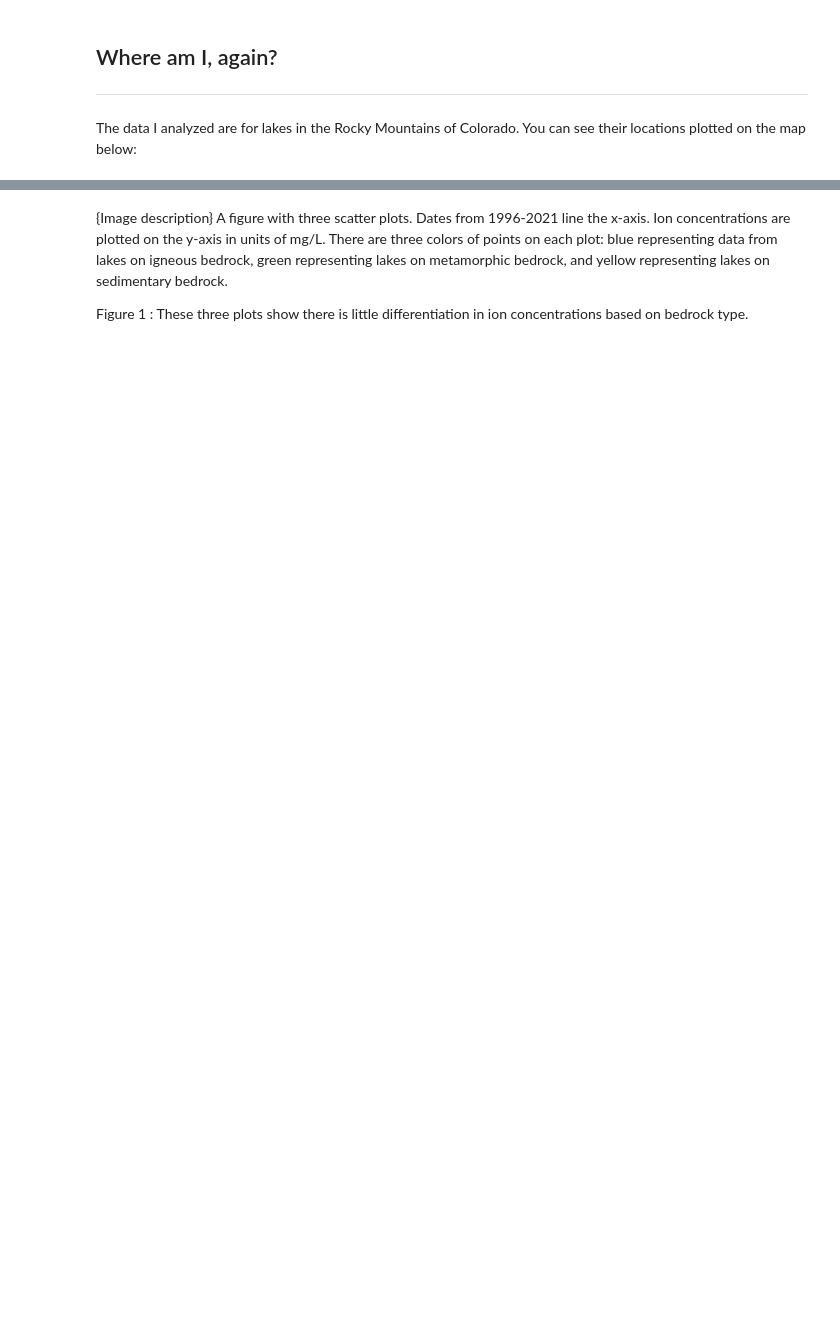
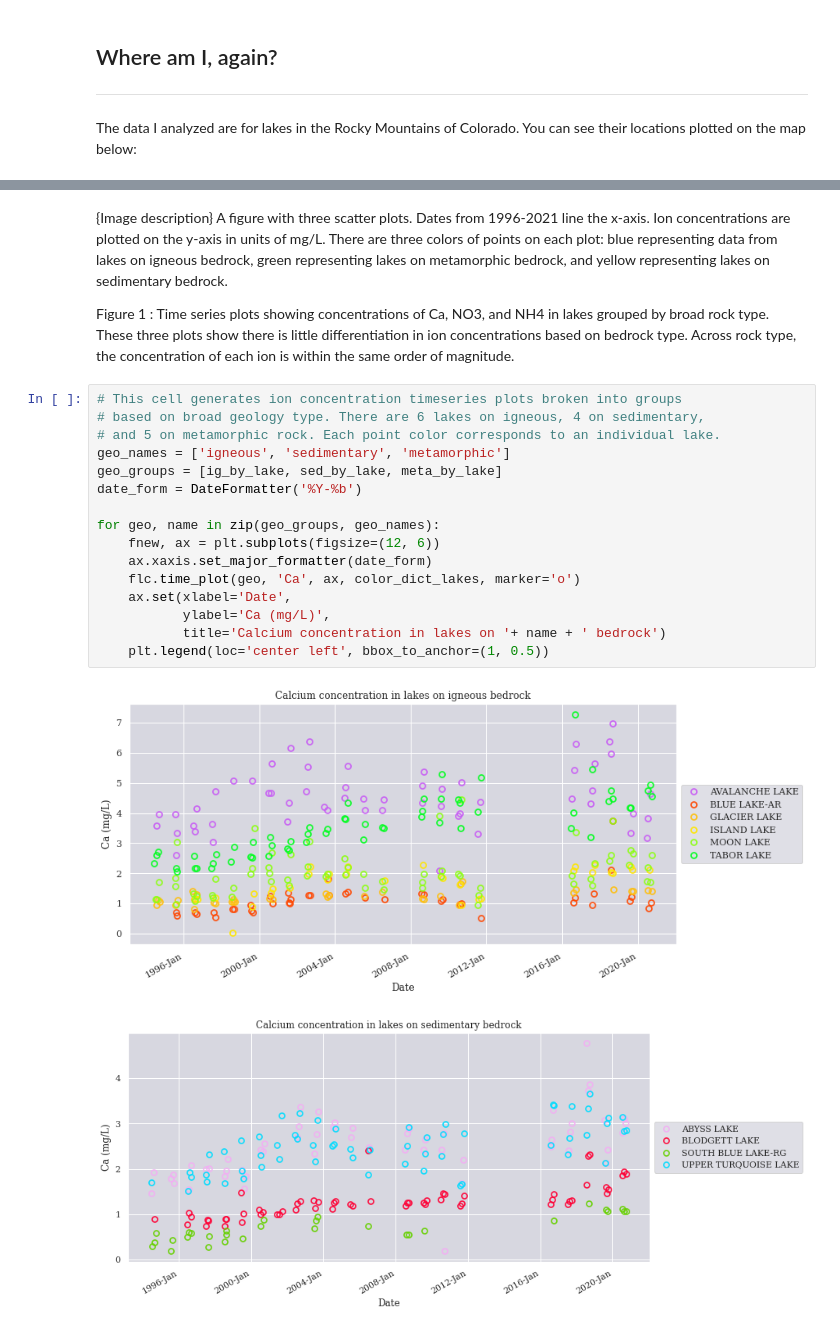
Before and after one commit to MECMccormick/alpine-lake-chemistry, a Jupyter notebook: alpine-lake-chem-blog.ipynb, the cells around one changed output, grey strips where cells are left out. Drawn from its saved outputs; the diff is of its cells as text; blank space fills up the shorter version.

```diff
--- a/alpine-lake-chem-blog.ipynb
+++ b/alpine-lake-chem-blog.ipynb
@@ -192,4 +192,23 @@ plt.show()
 # %% [markdown]
 {Image description} A figure with three scatter plots. Dates from 1996-2021 line the x-axis. Ion concentrations are plotted on the y-axis in units of mg/L. There are three colors of points on each plot: blue representing data from lakes on igneous bedrock, green representing lakes on metamorphic bedrock, and yellow representing lakes on sedimentary bedrock.
 
-Figure 1 : These three plots show there is little differentiation in ion concentrations based on bedrock type.
+Figure 1 : Time series plots showing concentrations of Ca, NO3, and NH4 in lakes grouped by broad rock type. These three plots show there is little differentiation in ion concentrations based on bedrock type. Across rock type, the concentration of each ion is within the same order of magnitude.
+# %%
+# This cell generates ion concentration timeseries plots broken into groups
+# based on broad geology type. There are 6 lakes on igneous, 4 on sedimentary,
+# and 5 on metamorphic rock. Each point color corresponds to an individual lake.
+geo_names = ['igneous', 'sedimentary', 'metamorphic']
+geo_groups = [ig_by_lake, sed_by_lake, meta_by_lake]
+date_form = DateFormatter('%Y-%b')
+
+for geo, name in zip(geo_groups, geo_names):
+    fnew, ax = plt.subplots(figsize=(12, 6))
+    ax.xaxis.set_major_formatter(date_form)
+    flc.time_plot(geo, 'Ca', ax, color_dict_lakes, marker='o')
+    ax.set(xlabel='Date',
+           ylabel='Ca (mg/L)',
+           title='Calcium concentration in lakes on '+ name + ' bedrock')
+    plt.legend(loc='center left', bbox_to_anchor=(1, 0.5))
+# %% [output]
+[figure, added]
+[figure, added]
```
Also changed, not shown: parts of 12 cells of this notebook, 2 other files.
